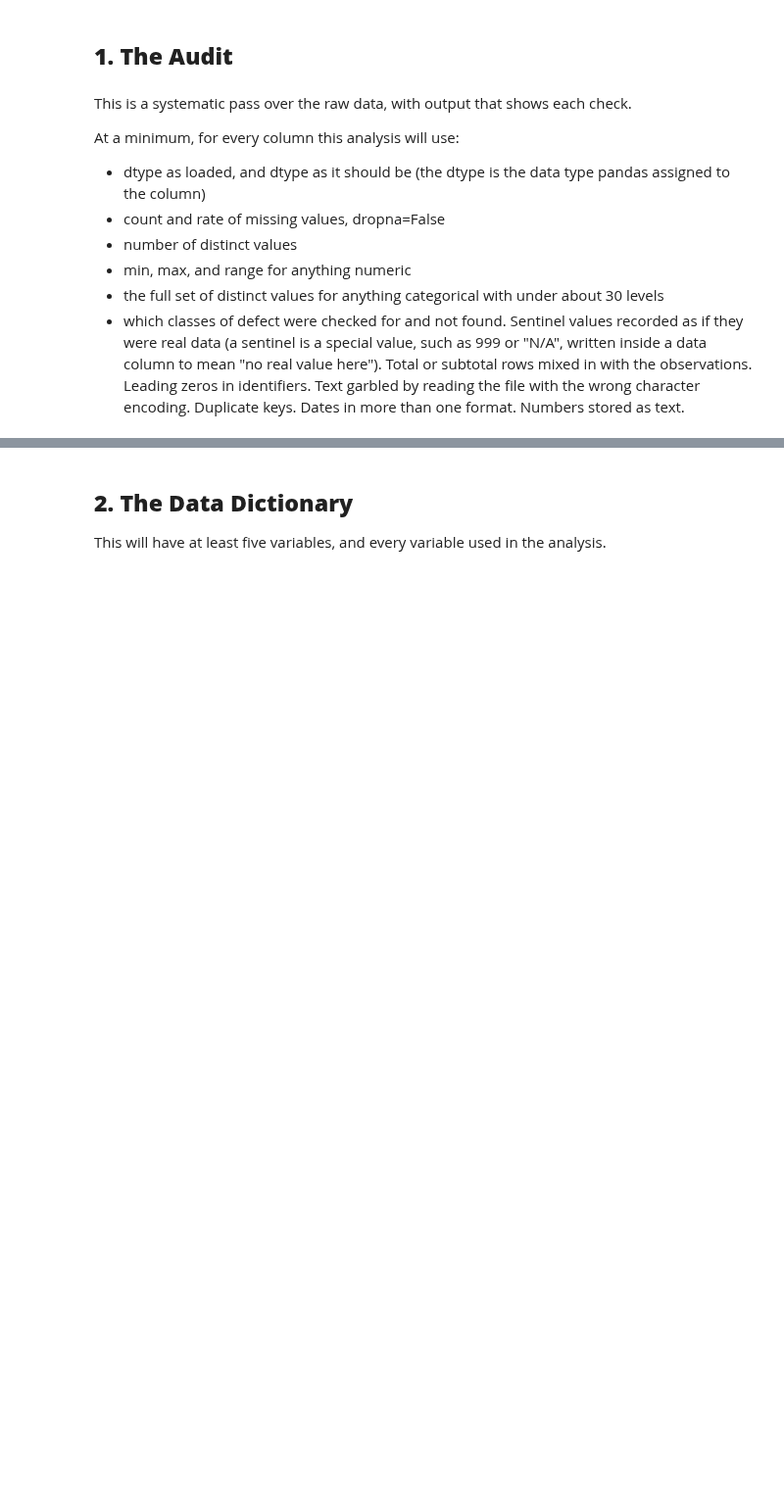
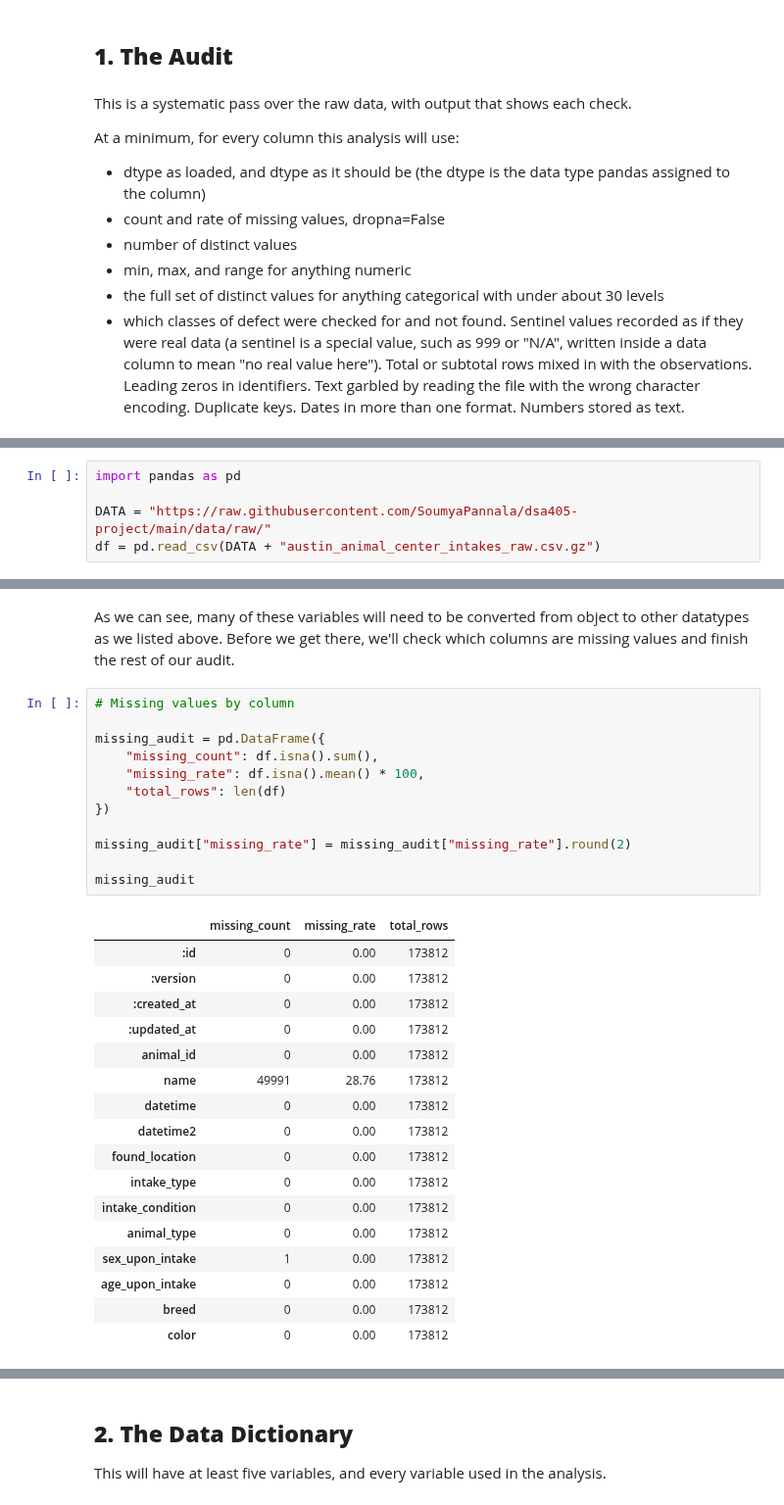
Before and after one commit to SoumyaPannala/dsa405-project, a Jupyter notebook: DSA405_002_FA26_P2_spannal.ipynb, the cells around one changed output, grey strips where cells are left out. Shown at 98% size. Cells and saved outputs as stored; diff of their text form; blank space fills up the shorter version.

```diff
--- a/DSA405_002_FA26_P2_spannal.ipynb
+++ b/DSA405_002_FA26_P2_spannal.ipynb
@@ -18,0 +21,5 @@ At a minimum, for every column this analysis will use:
+# %%
+import pandas as pd
+
+DATA = "https://raw.githubusercontent.com/SoumyaPannala/dsa405-project/main/data/raw/"
+df = pd.read_csv(DATA + "austin_animal_center_intakes_raw.csv.gz")
@@ -18,0 +111,32 @@ At a minimum, for every column this analysis will use:
+# %% [markdown]
+As we can see, many of these variables will need to be converted from object to other datatypes as we listed above. Before we get there, we'll check which columns are missing values and finish the rest of our audit.
+# %%
+# Missing values by column
+
+missing_audit = pd.DataFrame({
+    "missing_count": df.isna().sum(),
+    "missing_rate": df.isna().mean() * 100,
+    "total_rows": len(df)
+})
+
+missing_audit["missing_rate"] = missing_audit["missing_rate"].round(2)
+
+missing_audit
+# %% [output]
+|  | missing_count | missing_rate | total_rows |
+| :id | 0 | 0.00 | 173812 |
+| :version | 0 | 0.00 | 173812 |
+| :created_at | 0 | 0.00 | 173812 |
+| :updated_at | 0 | 0.00 | 173812 |
+| animal_id | 0 | 0.00 | 173812 |
+| name | 49991 | 28.76 | 173812 |
+| datetime | 0 | 0.00 | 173812 |
+| datetime2 | 0 | 0.00 | 173812 |
+| found_location | 0 | 0.00 | 173812 |
+| intake_type | 0 | 0.00 | 173812 |
+| intake_condition | 0 | 0.00 | 173812 |
+| animal_type | 0 | 0.00 | 173812 |
+| sex_upon_intake | 1 | 0.00 | 173812 |
+| age_upon_intake | 0 | 0.00 | 173812 |
+| breed | 0 | 0.00 | 173812 |
+| color | 0 | 0.00 | 173812 |
```
Also changed, not shown: parts of 66 cells of this notebook.
